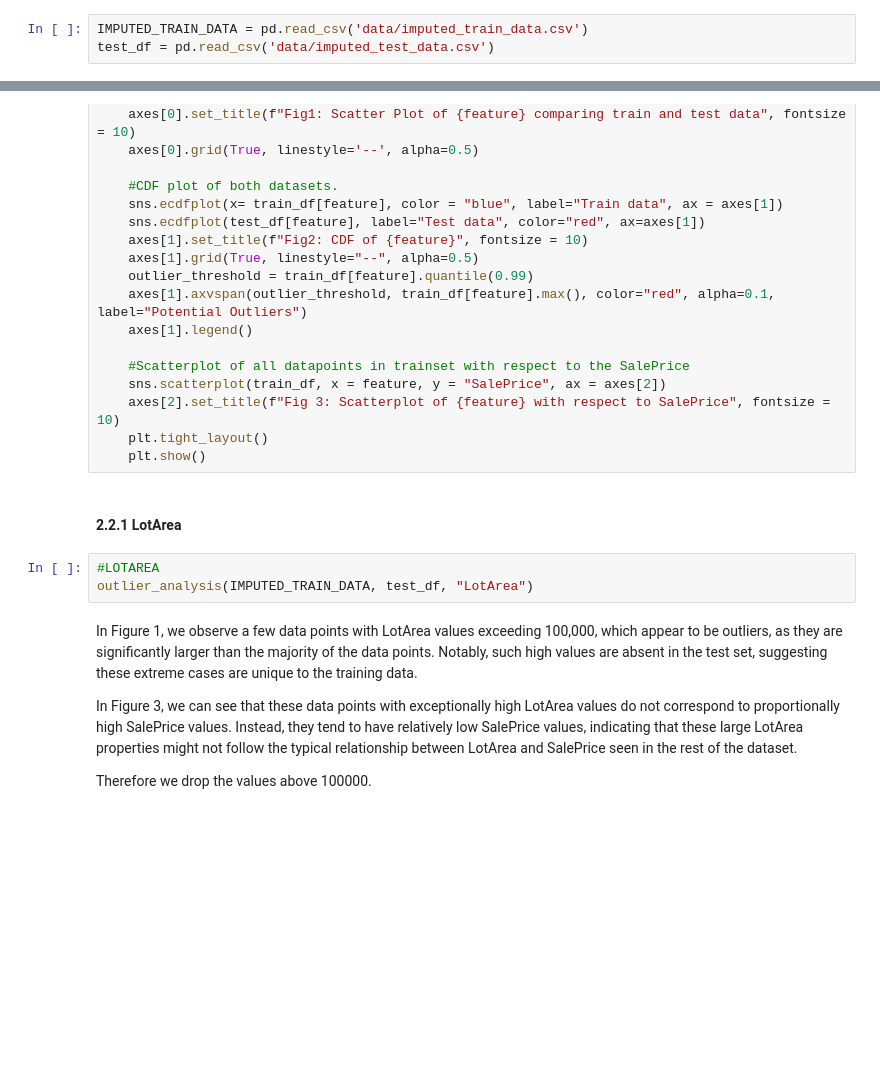
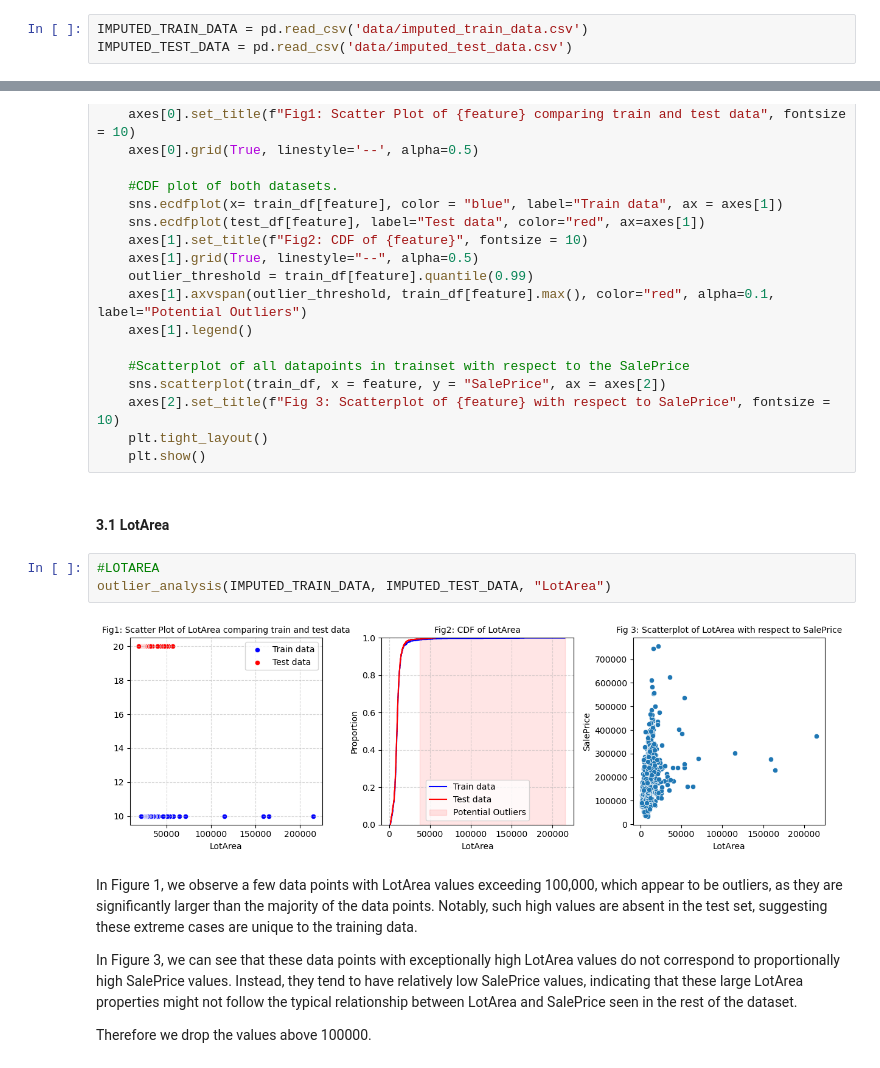
Before and after one commit to boraaktas/COMP4433-Team_Project, a Jupyter notebook: outlier_analysis.ipynb, the cells around one changed output, grey strips where cells are left out. Saved outputs shown, nothing was run; the diff lists cells and outputs as text; blank space fills up the shorter version.

Commit message:
change to use correct data

```diff
--- a/outlier_analysis.ipynb
+++ b/outlier_analysis.ipynb
@@ -10,5 +10,5 @@ import matplotlib.pyplot as plt
 ## Read data from CSV file
 # %%
 IMPUTED_TRAIN_DATA = pd.read_csv('data/imputed_train_data.csv')
-test_df = pd.read_csv('data/imputed_test_data.csv')
+IMPUTED_TEST_DATA = pd.read_csv('data/imputed_test_data.csv')
 # %% [markdown]
@@ -96,10 +132,12 @@ def outlier_analysis(train_df : pd.DataFrame, test_df : pd.DataFrame, feature :
     plt.tight_layout()
     plt.show()
 # %% [markdown]
-#### 2.2.1 LotArea
+#### 3.1 LotArea
 # %%
 #LOTAREA
-outlier_analysis(IMPUTED_TRAIN_DATA, test_df, "LotArea")
+outlier_analysis(IMPUTED_TRAIN_DATA, IMPUTED_TEST_DATA, "LotArea")
+# %% [output]
+[figure, added]
 # %% [markdown]
 In Figure 1, we observe a few data points with LotArea values exceeding 100,000, which appear to be outliers, as they are significantly larger than the majority of the data points. Notably, such high values are absent in the test set, suggesting these extreme cases are unique to the training data.
 
```
Also changed, not shown: parts of 20 cells of this notebook.
